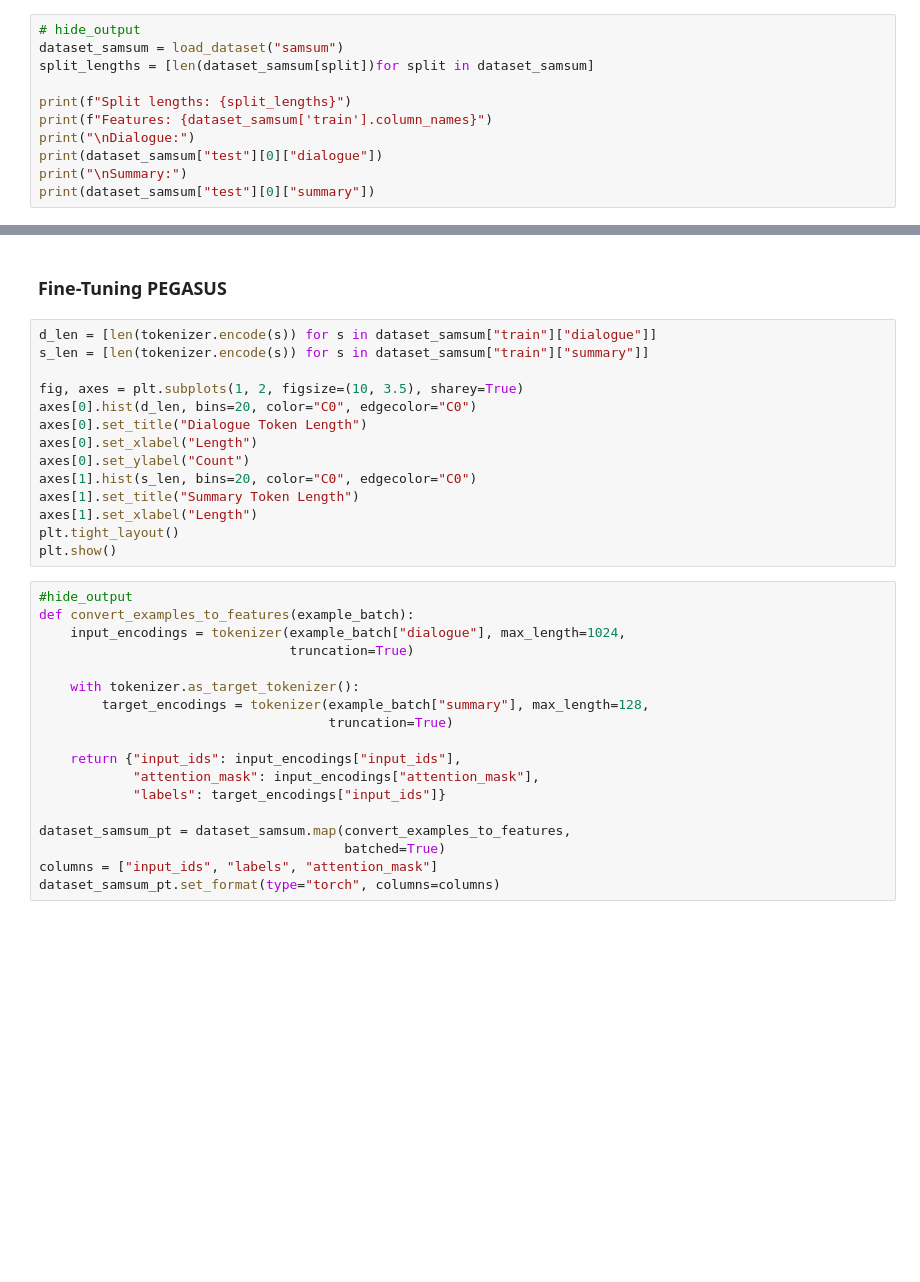
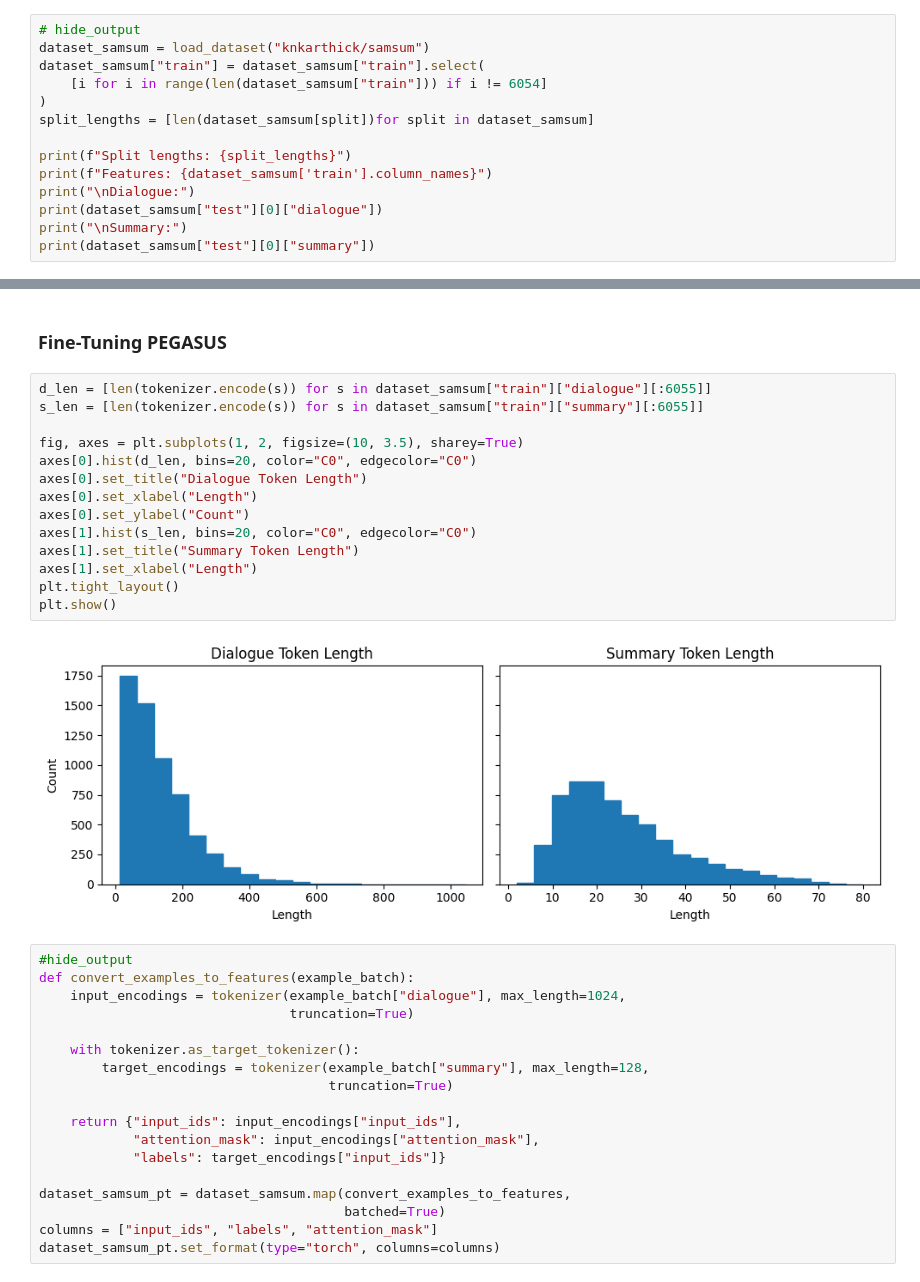
Before and after one commit to simon-mellergaard/GAI-with-LLMs, a Jupyter notebook: Litterature/NLP_06_summarization.ipynb, the cells around one changed output, grey strips where cells are left out. Drawn from its saved outputs; the diff is of its cells as text; blank space fills up the shorter version.

```diff
--- a/Litterature/NLP_06_summarization.ipynb
+++ b/Litterature/NLP_06_summarization.ipynb
@@ -225,7 +365,10 @@ pd.DataFrame(rouge_dict, index=["pegasus"])
 ## Training a Summarization Model
 # %%
 # hide_output
-dataset_samsum = load_dataset("samsum")
+dataset_samsum = load_dataset("knkarthick/samsum")
+dataset_samsum["train"] = dataset_samsum["train"].select(
+    [i for i in range(len(dataset_samsum["train"])) if i != 6054]
+)
 split_lengths = [len(dataset_samsum[split])for split in dataset_samsum]
 
 print(f"Split lengths: {split_lengths}")
@@ -262,19 +422,21 @@ pd.DataFrame(rouge_dict, index=["pegasus"])
 # %% [markdown]
 ### Fine-Tuning PEGASUS
 # %%
-d_len = [len(tokenizer.encode(s)) for s in dataset_samsum["train"]["dialogue"]]
-s_len = [len(tokenizer.encode(s)) for s in dataset_samsum["train"]["summary"]]
+d_len = [len(tokenizer.encode(s)) for s in dataset_samsum["train"]["dialogue"][:6055]]
+s_len = [len(tokenizer.encode(s)) for s in dataset_samsum["train"]["summary"][:6055]]
 
 fig, axes = plt.subplots(1, 2, figsize=(10, 3.5), sharey=True)
 axes[0].hist(d_len, bins=20, color="C0", edgecolor="C0")
 axes[0].set_title("Dialogue Token Length")
 axes[0].set_xlabel("Length")
 axes[0].set_ylabel("Count")
 axes[1].hist(s_len, bins=20, color="C0", edgecolor="C0")
 axes[1].set_title("Summary Token Length")
 axes[1].set_xlabel("Length")
 plt.tight_layout()
 plt.show()
+# %% [output]
+[figure, added]
 # %%
 #hide_output
 def convert_examples_to_features(example_batch):
```
Also changed, not shown: parts of 35 cells of this notebook.
